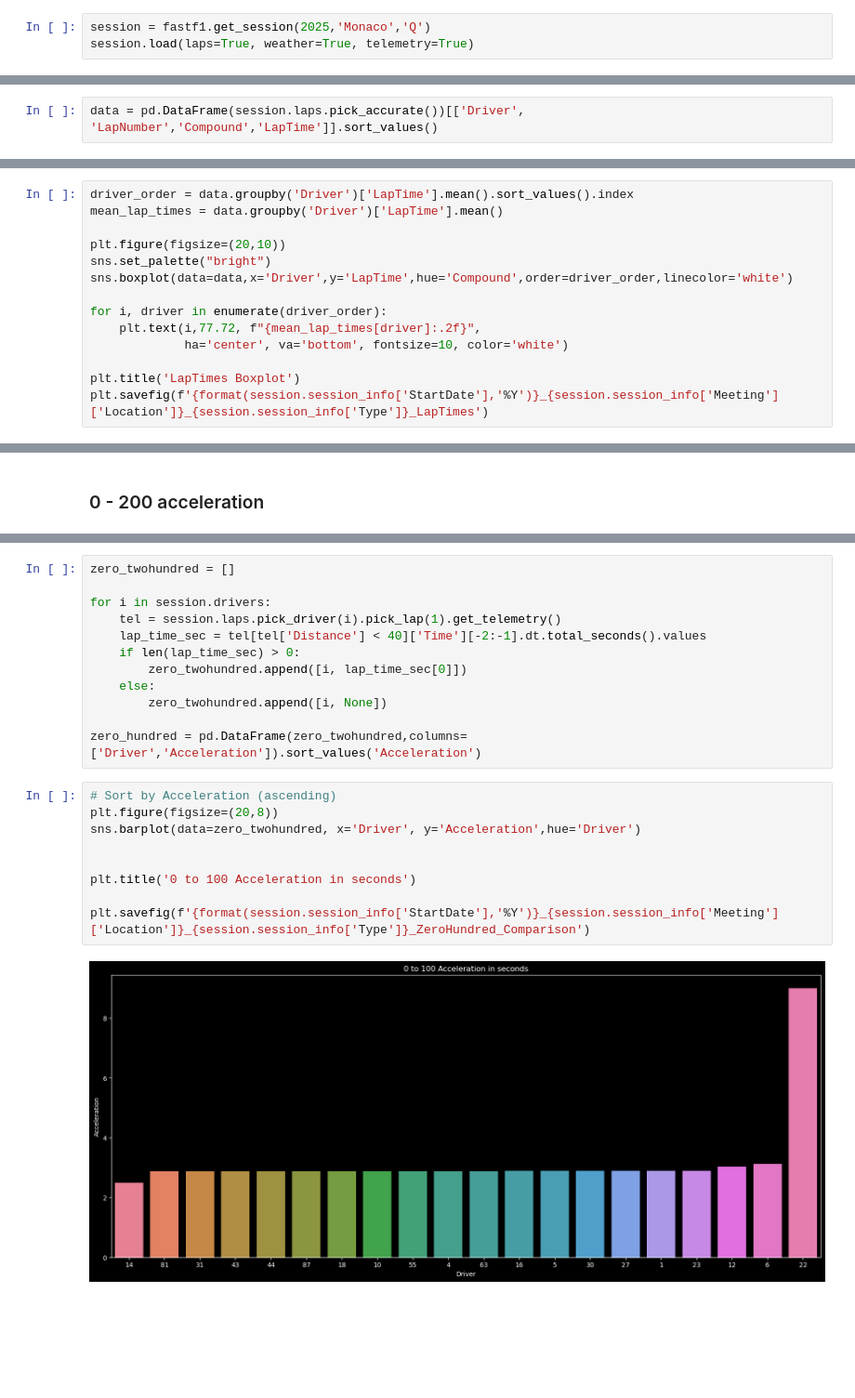
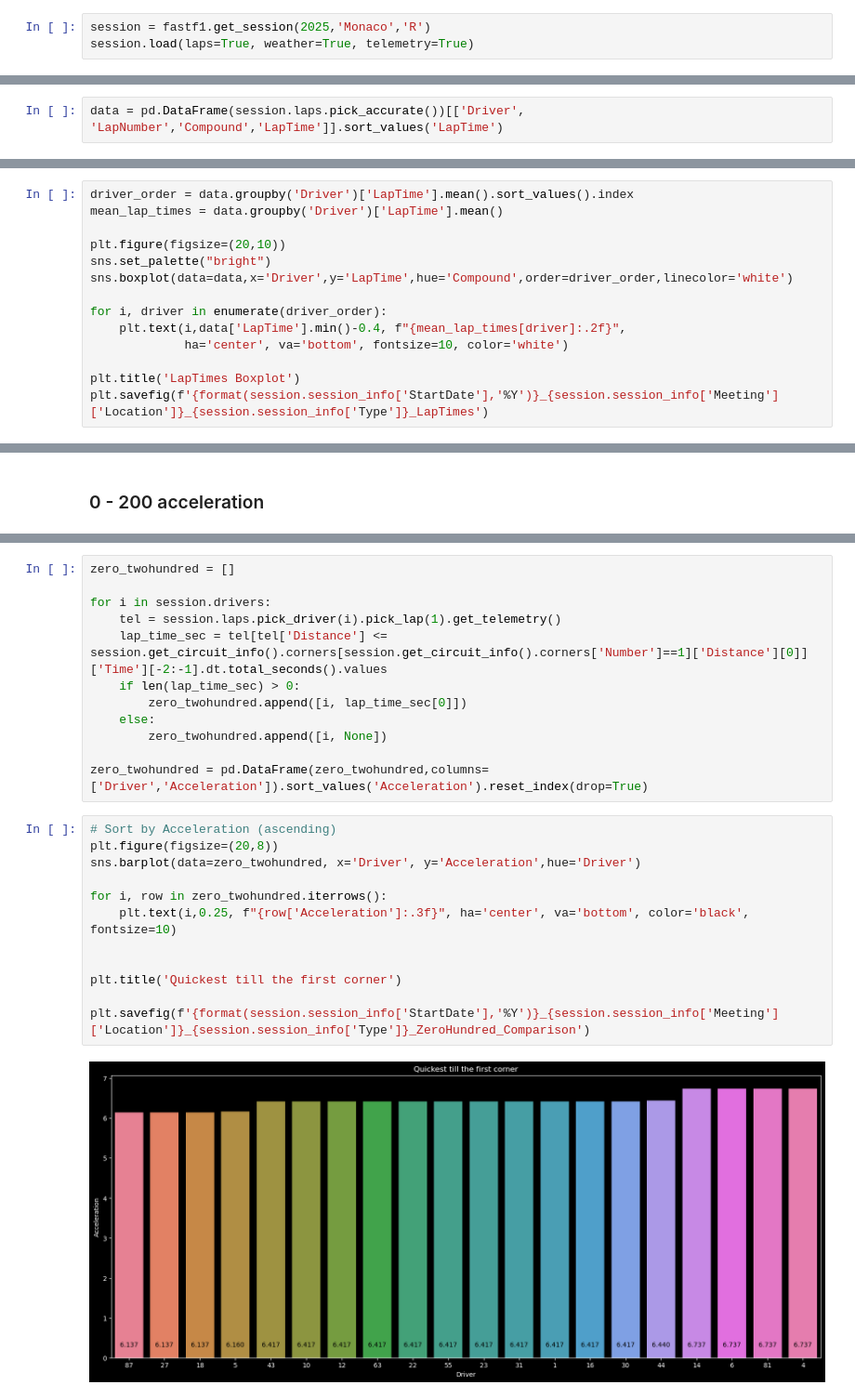
Before and after one commit to Sanket-g-75/F1_Analysis, a Jupyter notebook: code.ipynb, the cells around one changed output, grey strips where cells are left out. Shown: that part at 93% size. Saved outputs shown, nothing was run; the diff lists cells and outputs as text; blank space fills up the shorter version.

Commit message:
2025 Monaco Race Analysis Done

```diff
--- a/code.ipynb
+++ b/code.ipynb
@@ -20,6 +16,6 @@ req            INFO     Using cached data for driver_info
 # %% [markdown]
 ## Data
 # %%
-session = fastf1.get_session(2025,'Monaco','Q')
+session = fastf1.get_session(2025,'Monaco','R')
 session.load(laps=True, weather=True, telemetry=True)
 # %% [output]
@@ -186,6 +182,6 @@ Index(['Time', 'Driver', 'DriverNumber', 'LapTime', 'LapNumber', 'Stint',
        'FastF1Generated', 'IsAccurate'],
       dtype='object')
 # %%
-data = pd.DataFrame(session.laps.pick_accurate())[['Driver', 'LapNumber','Compound','LapTime']].sort_values()
+data = pd.DataFrame(session.laps.pick_accurate())[['Driver', 'LapNumber','Compound','LapTime']].sort_values('LapTime')
 # %%
 data['LapTime'] = data['LapTime'].dt.total_seconds()
@@ -198,7 +198,7 @@ sns.set_palette("bright")
 sns.boxplot(data=data,x='Driver',y='LapTime',hue='Compound',order=driver_order,linecolor='white')
 
 for i, driver in enumerate(driver_order):
-    plt.text(i,77.72, f"{mean_lap_times[driver]:.2f}",
+    plt.text(i,data['LapTime'].min()-0.4, f"{mean_lap_times[driver]:.2f}",
              ha='center', va='bottom', fontsize=10, color='white')
 
 plt.title('LapTimes Boxplot')
@@ -212,21 +228,24 @@ zero_twohundred = []
 
 for i in session.drivers:
     tel = session.laps.pick_driver(i).pick_lap(1).get_telemetry()
-    lap_time_sec = tel[tel['Distance'] < 40]['Time'][-2:-1].dt.total_seconds().values
+    lap_time_sec = tel[tel['Distance'] <= session.get_circuit_info().corners[session.get_circuit_info().corners['Number']==1]['Distance'][0]]['Time'][-2:-1].dt.total_seconds().values
     if len(lap_time_sec) > 0:
         zero_twohundred.append([i, lap_time_sec[0]])
     else:
         zero_twohundred.append([i, None])
 
-zero_hundred = pd.DataFrame(zero_twohundred,columns=['Driver','Acceleration']).sort_values('Acceleration')
+zero_twohundred = pd.DataFrame(zero_twohundred,columns=['Driver','Acceleration']).sort_values('Acceleration').reset_index(drop=True)
 # %%
 # Sort by Acceleration (ascending)
 plt.figure(figsize=(20,8))
 sns.barplot(data=zero_twohundred, x='Driver', y='Acceleration',hue='Driver')
 
+for i, row in zero_twohundred.iterrows():
+    plt.text(i,0.25, f"{row['Acceleration']:.3f}", ha='center', va='bottom', color='black', fontsize=10)
 
-plt.title('0 to 100 Acceleration in seconds')
+
+plt.title('Quickest till the first corner')
 
 plt.savefig(f'{format(session.session_info['StartDate'],'%Y')}_{session.session_info['Meeting']['Location']}_{session.session_info['Type']}_ZeroHundred_Comparison')
 # %% [output]
-[figure, old version]
+[figure, new version]
```
Also changed, not shown: parts of 6 cells of this notebook, 2 other files.
